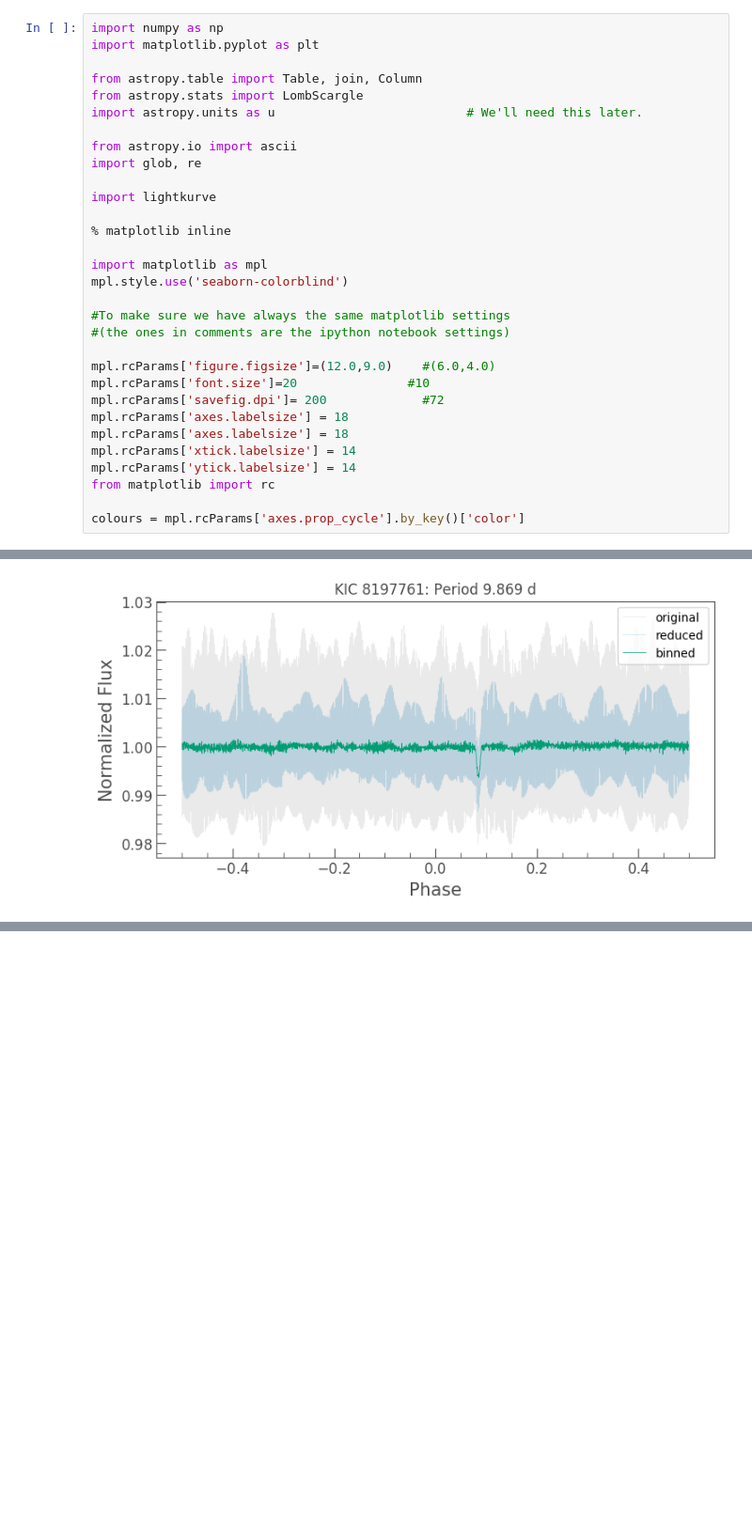
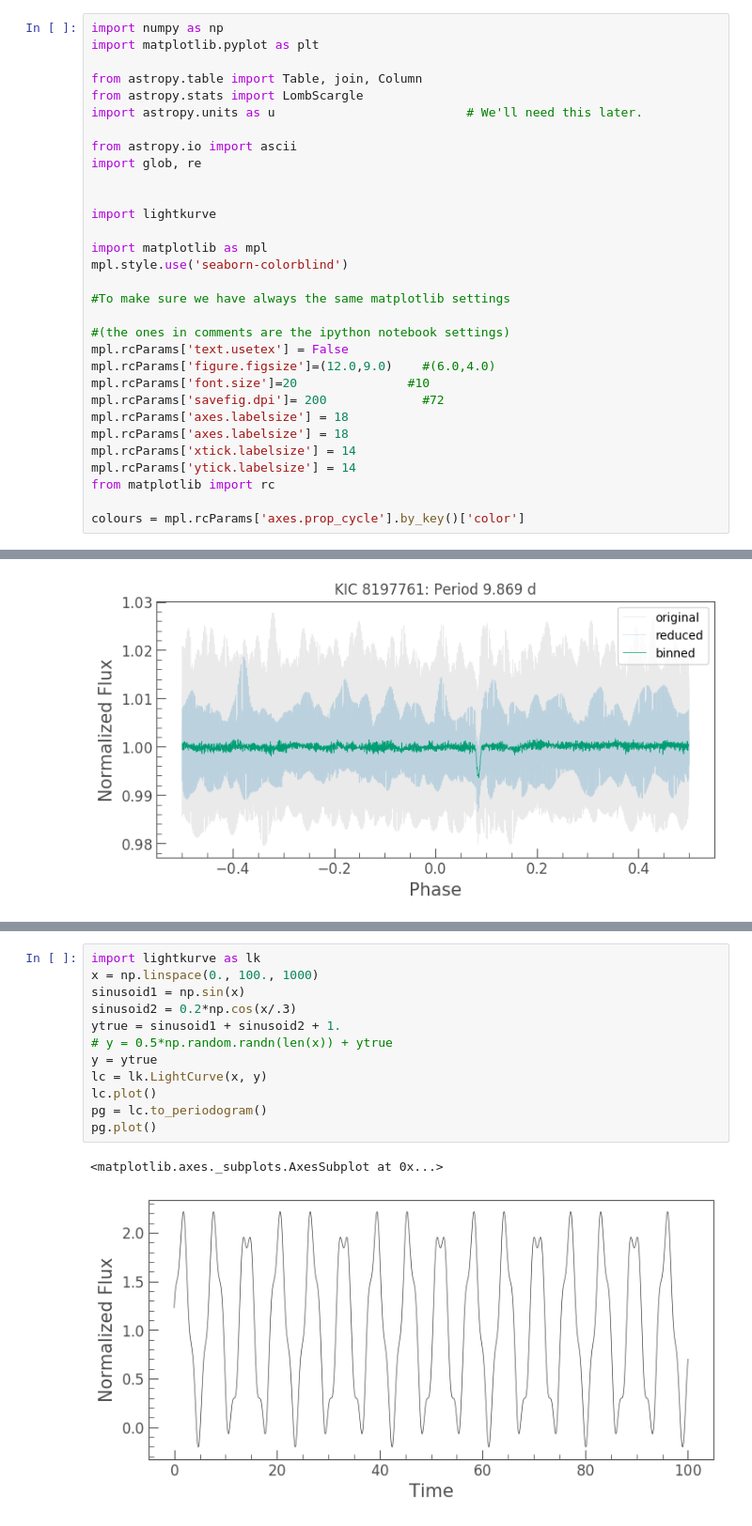
Before and after one commit to ojhall94/keplergohacks, a Jupyter notebook: #310.ipynb, the cells around one changed output, grey strips where cells are left out. Shown at 94% size. Saved outputs shown, nothing was run; the diff lists cells and outputs as text; blank space fills up the shorter version.

```diff
--- a/#310.ipynb
+++ b/#310.ipynb
@@ -11,16 +11,16 @@ import astropy.units as u                          # We'll need this later.
 from astropy.io import ascii
 import glob, re
 
+
 import lightkurve
-
-% matplotlib inline
 
 import matplotlib as mpl
 mpl.style.use('seaborn-colorblind')
 
 #To make sure we have always the same matplotlib settings
+
 #(the ones in comments are the ipython notebook settings)
-
+mpl.rcParams['text.usetex'] = False
 mpl.rcParams['figure.figsize']=(12.0,9.0)    #(6.0,4.0)
 mpl.rcParams['font.size']=20               #10
 mpl.rcParams['savefig.dpi']= 200             #72
@@ -104,0 +107,15 @@ Text(0.5, 1.0, 'KIC 8197761: Period 9.869 d')
+# %%
+import lightkurve as lk
+x = np.linspace(0., 100., 1000)
+sinusoid1 = np.sin(x)
+sinusoid2 = 0.2*np.cos(x/.3)
+ytrue = sinusoid1 + sinusoid2 + 1.
+# y = 0.5*np.random.randn(len(x)) + ytrue
+y = ytrue
+lc = lk.LightCurve(x, y)
+lc.plot()
+pg = lc.to_periodogram()
+pg.plot()
+# %% [output]
+<matplotlib.axes._subplots.AxesSubplot at 0x...>
+[figure, added]
```
Also changed, not shown: parts of 6 cells of this notebook.
